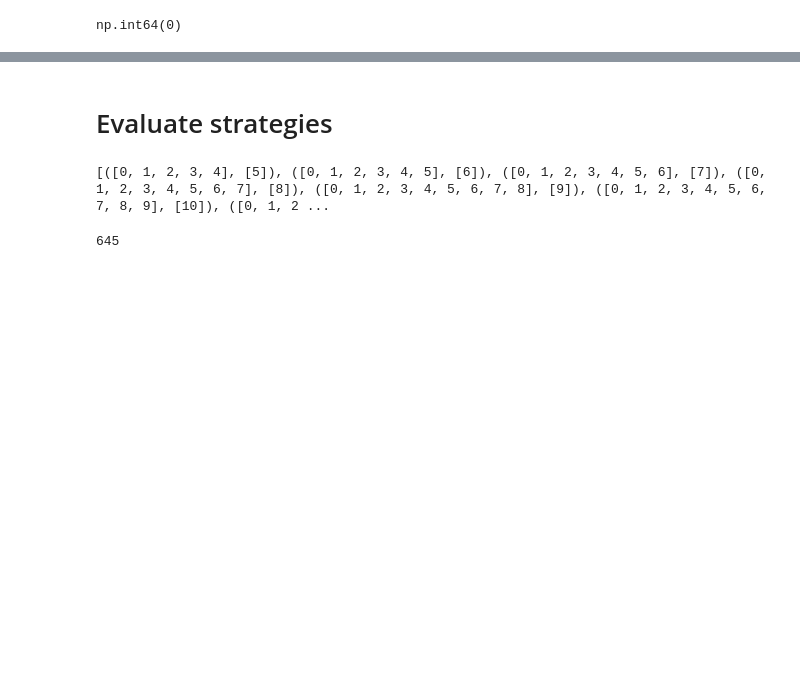
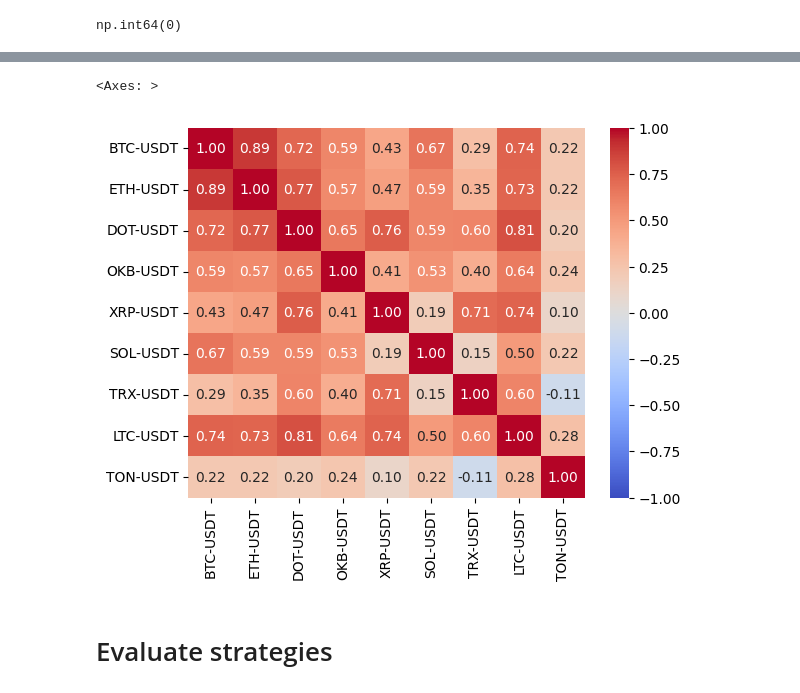
Before and after one commit to poluzerovT/Masters-thesis, a Jupyter notebook: code/research.ipynb, the cells around one changed output, grey strips where cells are left out. Drawn from its saved outputs; the diff is of its cells as text; code cells hidden in the pictures; blank space fills up the shorter version.

```diff
--- a/code/research.ipynb
+++ b/code/research.ipynb
@@ -97,16 +204,18 @@ np.int64(0)
+# %%
+d = cov_hat_global.diagonal().reshape((-1, 1))
+corr_hat_global = cov_hat_global / (d * d.T)**0.5
+
+sns.heatmap(corr_hat_global,
+            vmin=-1,
+            vmax=1,
+            cmap='coolwarm',
+            annot=True,
+            fmt='.2f',
+            xticklabels=data.columns,
+            yticklabels=data.columns)
+# %% [output]
+<Axes: >
+[figure, added]
 # %% [markdown]
 # Evaluate strategies
-# %%
-t = list(range(15))
-min_hist = 5
-PERIOD = 1
-size = len(t)
-
-res = []
-
-for i in range(min_hist, size - PERIOD):
-    res.append((t[:i], t[i:i + PERIOD]))
-print(res)
-# %% [output]
-[([0, 1, 2, 3, 4], [5]), ([0, 1, 2, 3, 4, 5], [6]), ([0, 1, 2, 3, 4, 5, 6], [7]), ([0, 1, 2, 3, 4, 5, 6, 7], [8]), ([0, 1, 2, 3, 4, 5, 6, 7, 8], [9]), ([0, 1, 2, 3, 4, 5, 6, 7, 8, 9], [10]), ([0, 1, 2 ...
 # %%
@@ -171,5 +226,0 @@ def markowitz_builder(risk_tolerance, max_history_leng):
-# %%
-# число фолдов
-736 - 7 - 12*7
-# %% [output]
-645
```
Also changed, not shown: parts of 23 cells of this notebook.
